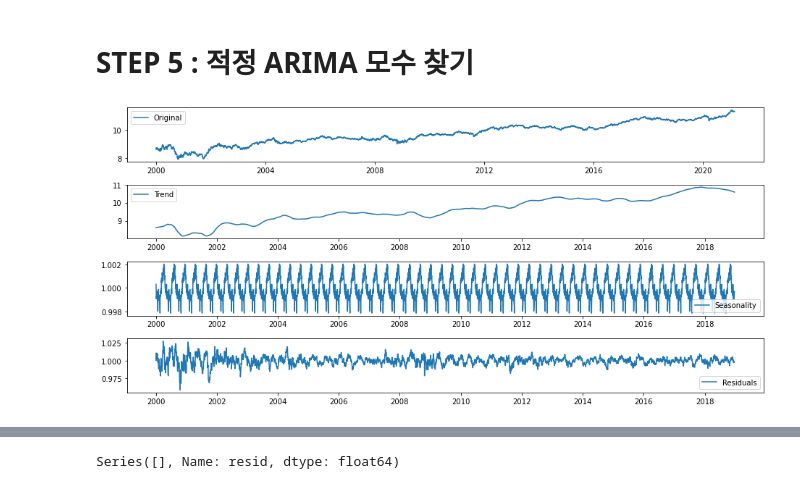
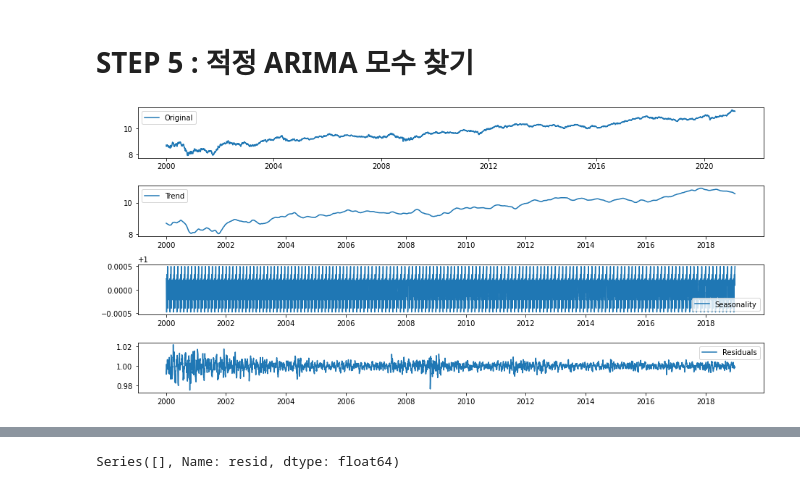
Before and after one commit to hayaseleu/SSAC_classifications, a Jupyter notebook: E-13 forecasting with arima/E13_Time_series_report.ipynb, the cells around one changed output, grey strips where cells are left out. Saved outputs shown, nothing was run; the diff lists cells and outputs as text; code cells hidden in the pictures.

```diff
--- a/E-13 forecasting with arima/E13_Time_series_report.ipynb
+++ b/E-13 forecasting with arima/E13_Time_series_report.ipynb
@@ -187,25 +213,25 @@ plt.legend()
 # %%
 #시계열 분해 (Time Series Decomposition)
 from statsmodels.tsa.seasonal import seasonal_decompose
-decomposition = seasonal_decompose(train_data, model='multiplicative', period = 90, extrapolate_trend = 1)
+decomposition = seasonal_decompose(train_data, model='multiplicative', period = 30, extrapolate_trend = 1)
 # [[YOUR CODE]]
 trend = decomposition.trend
 seasonal = decomposition.seasonal
 residual = decomposition.resid
 
 plt.subplot(411)
 plt.plot(ts_log, label = 'Original')
 plt.legend(loc ='best')
 plt.subplot(412)
 plt.plot(trend, label = 'Trend')
 plt.legend(loc = 'best')
 plt.subplot(413)
 plt.plot(seasonal, label = 'Seasonality')
 plt.legend(loc = 'best')
 
 plt.subplot(414)
 plt.plot(residual, label = 'Residuals')
 plt.legend(loc = 'best')
 plt.tight_layout()
 # %% [output]
-[figure, old version]
+[figure, new version]
```
Also changed, not shown: parts of 118 cells of this notebook.
